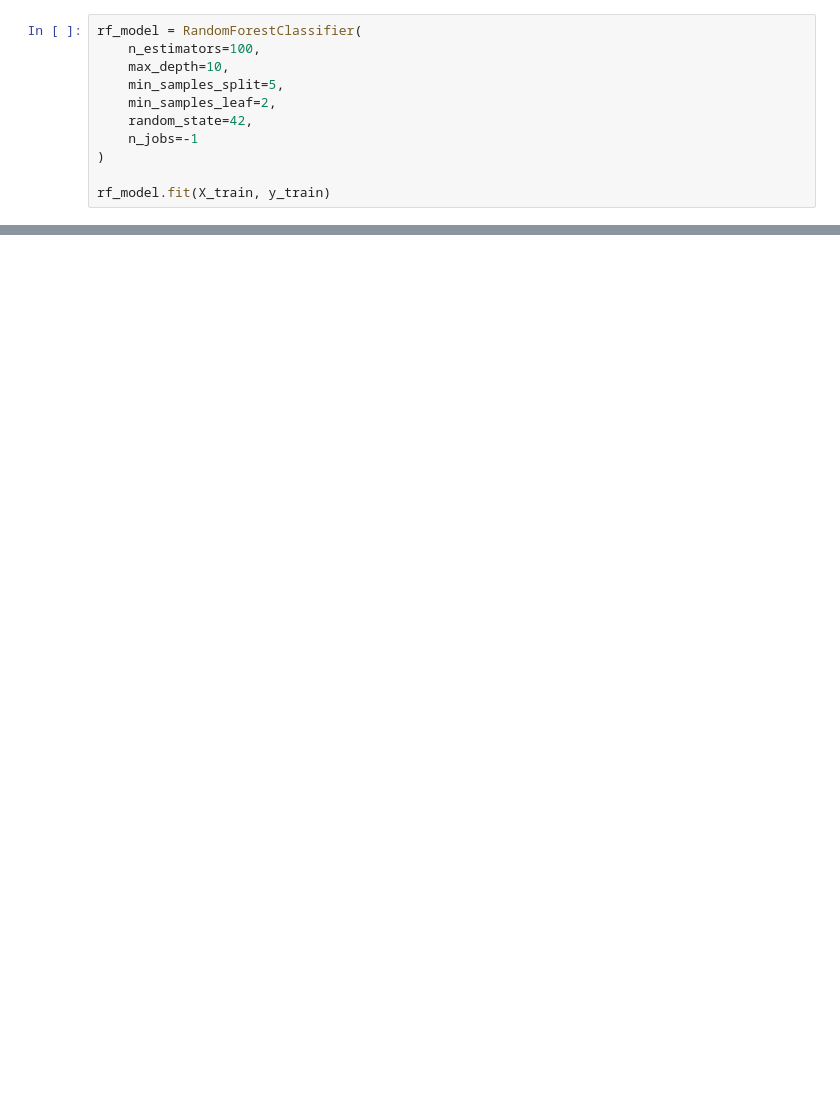
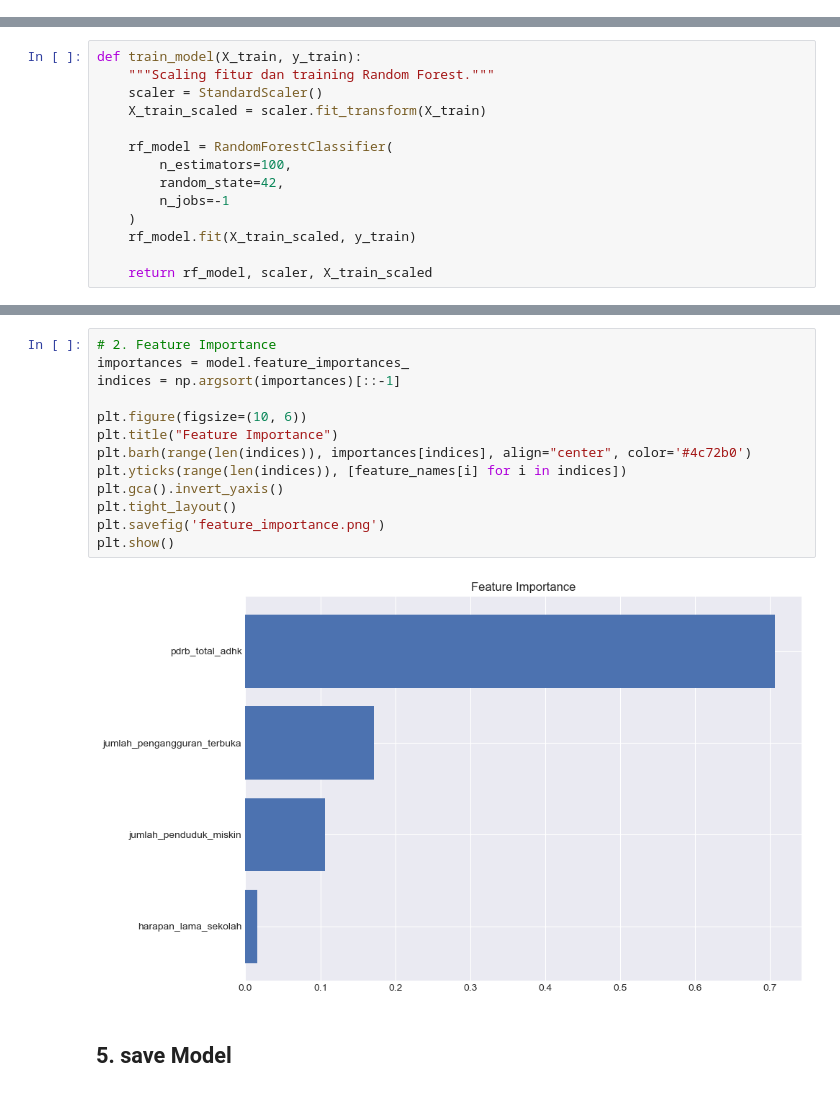
Before and after one commit to bondanbanuaji/prediksi-kesejahteraan, a Jupyter notebook: modelling/modelling.ipynb, the cells around one changed output, grey strips where cells are left out. Cells and saved outputs as stored; diff of their text form; blank space fills up the shorter version.

```diff
--- a/modelling/modelling.ipynb
+++ b/modelling/modelling.ipynb
@@ -114,11 +0,0 @@ Data Testing: 81 sampel
-# %%
-rf_model = RandomForestClassifier(
-    n_estimators=100,
-    max_depth=10,
-    min_samples_split=5,
-    min_samples_leaf=2,
-    random_state=42,
-    n_jobs=-1
-)
-
-rf_model.fit(X_train, y_train)
@@ -273,0 +62,14 @@ Model Random Forest Classifier telah berhasil dibangun untuk memprediksi tingkat
+# %%
+def train_model(X_train, y_train):
+    """Scaling fitur dan training Random Forest."""
+    scaler = StandardScaler()
+    X_train_scaled = scaler.fit_transform(X_train)
+
+    rf_model = RandomForestClassifier(
+        n_estimators=100,
+        random_state=42,
+        n_jobs=-1
+    )
+    rf_model.fit(X_train_scaled, y_train)
+
+    return rf_model, scaler, X_train_scaled
@@ -273,0 +138,17 @@ Model Random Forest Classifier telah berhasil dibangun untuk memprediksi tingkat
+# %%
+# 2. Feature Importance
+importances = model.feature_importances_
+indices = np.argsort(importances)[::-1]
+
+plt.figure(figsize=(10, 6))
+plt.title("Feature Importance")
+plt.barh(range(len(indices)), importances[indices], align="center", color='#4c72b0')
+plt.yticks(range(len(indices)), [feature_names[i] for i in indices])
+plt.gca().invert_yaxis()
+plt.tight_layout()
+plt.savefig('feature_importance.png')
+plt.show()
+# %% [output]
+[figure, added]
+# %% [markdown]
+## 5. save Model
```
Also changed, not shown: parts of 39 cells of this notebook, 17 other files.
